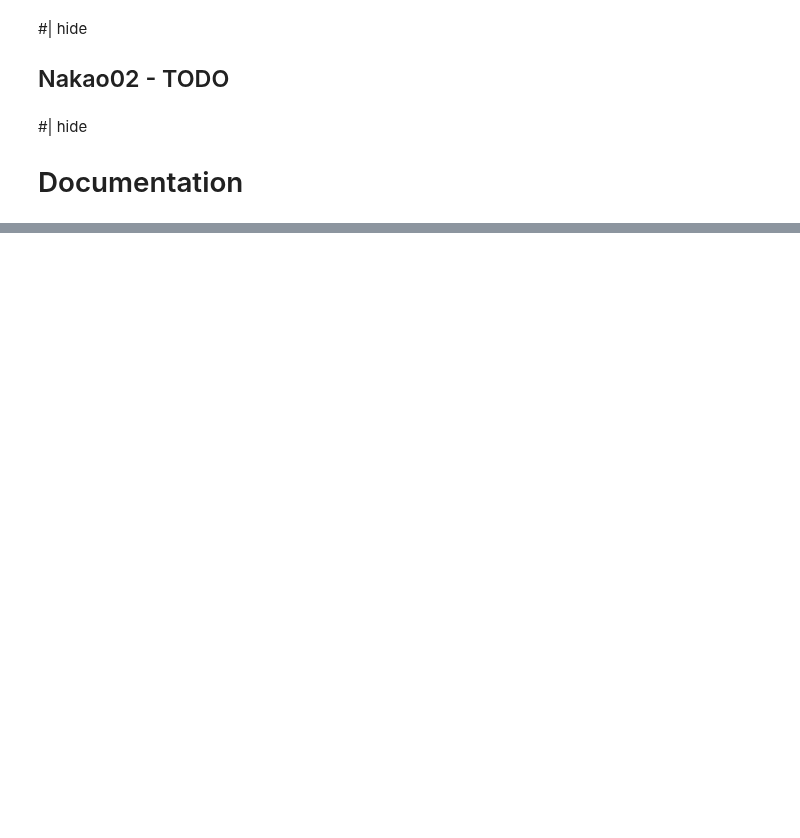
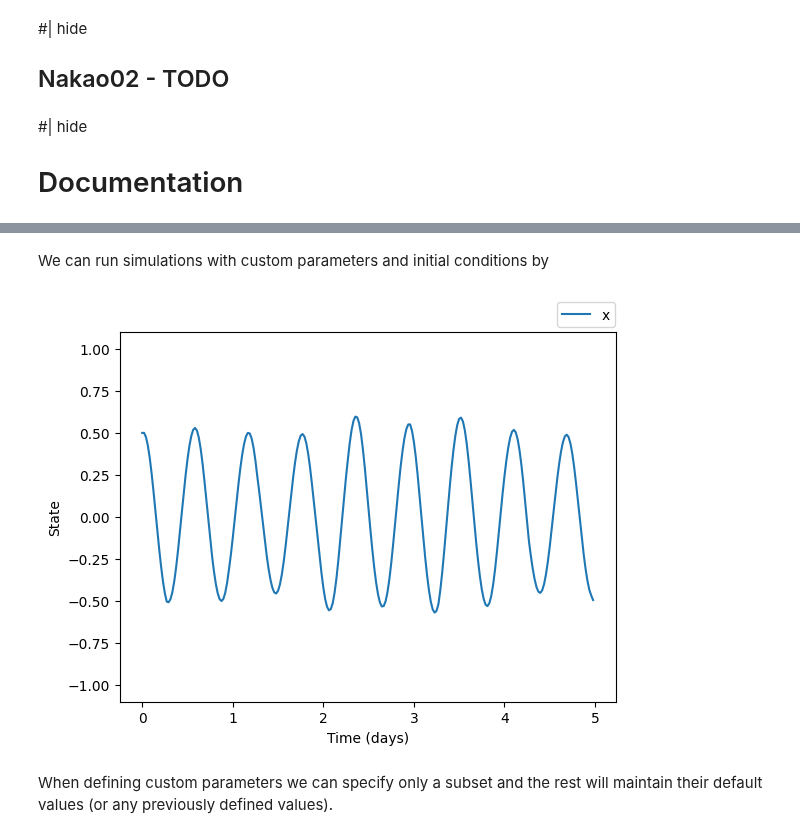
Before and after one commit to Arcascope/circadian, a Jupyter notebook: nbs/00_models.ipynb, the cells around one changed output, grey strips where cells are left out. Drawn from its saved outputs; the diff is of its cells as text; code cells hidden in the pictures; blank space fills up the shorter version.

```diff
--- a/nbs/00_models.ipynb
+++ b/nbs/00_models.ipynb
@@ -1882,0 +1948,29 @@ def benchmark(func):
+# %% [markdown]
+We can run simulations with custom parameters and initial conditions by
+# %%
+simulation_days = 5
+dt = 0.5 # hours
+time = np.arange(0, 24 * simulation_days, dt)
+
+light_schedule = LightSchedule.Regular()
+light_input = light_schedule(time)
+
+custom_parameters = {
+    'taux': 14.0, 'mu': 0.3, 'G': 34.0, 'alpha_0': 0.07,
+    'delta': 0.0095, 'p': 0.7, 'I0': 9300.0, 'kparam': 0.75,
+    'cbt_to_dlmo': 7.0}
+custom_initial_condition = np.array([0.5, 0.1, 0.1])
+
+model = Forger99(custom_parameters)
+trajectory = model(time, custom_initial_condition, light_input)
+# %%
+plt.plot(time/24.0, trajectory.states[:,0], label='x')
+plt.xlabel('Time (days)')
+plt.ylabel('State')
+plt.legend(loc='upper center', bbox_to_anchor=(0.94, 1.1), ncol=2) #| hide_line
+plt.ylim([-1.1, 1.1]) #| hide_line
+plt.show()
+# %% [output]
+[figure, added]
+# %% [markdown]
+When defining custom parameters we can specify only a subset and the rest will maintain their default values (or any previously defined values).
```
Also changed, not shown: parts of 136 cells of this notebook, 5 other files.
